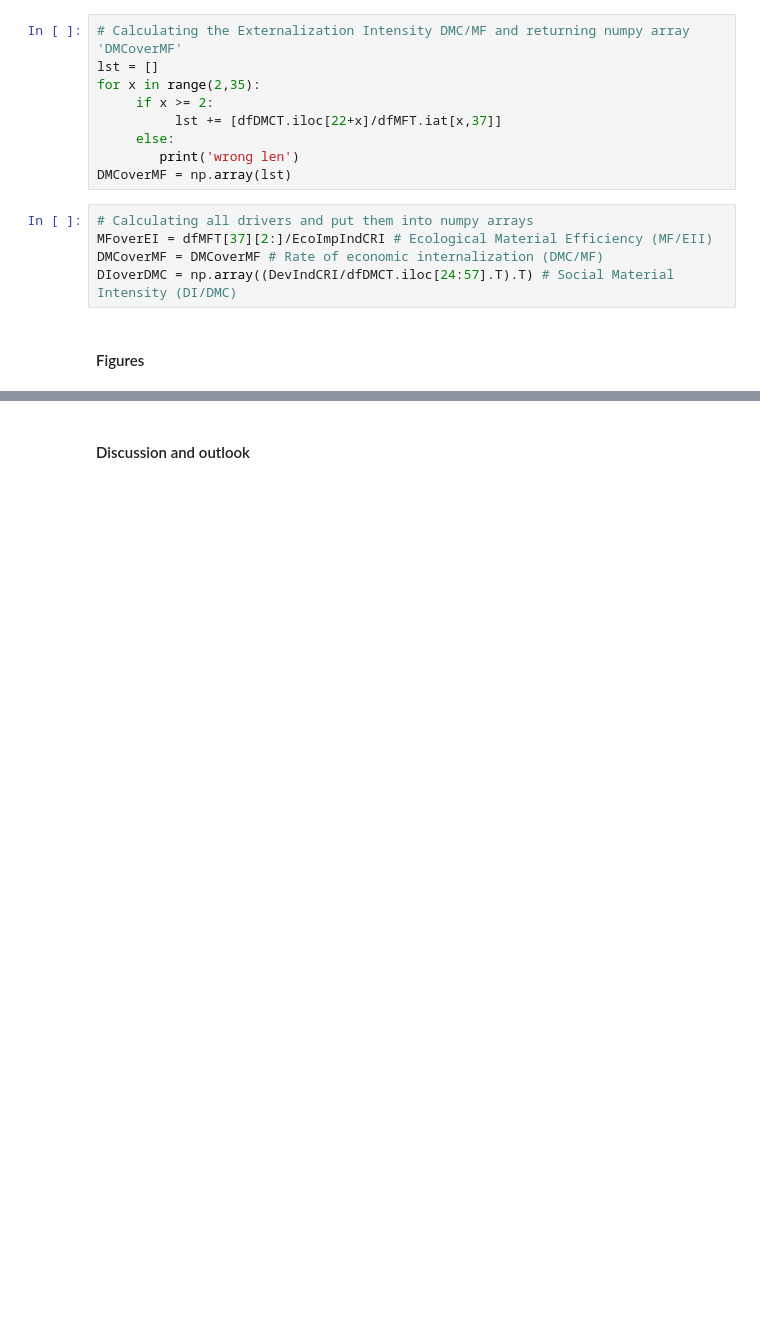
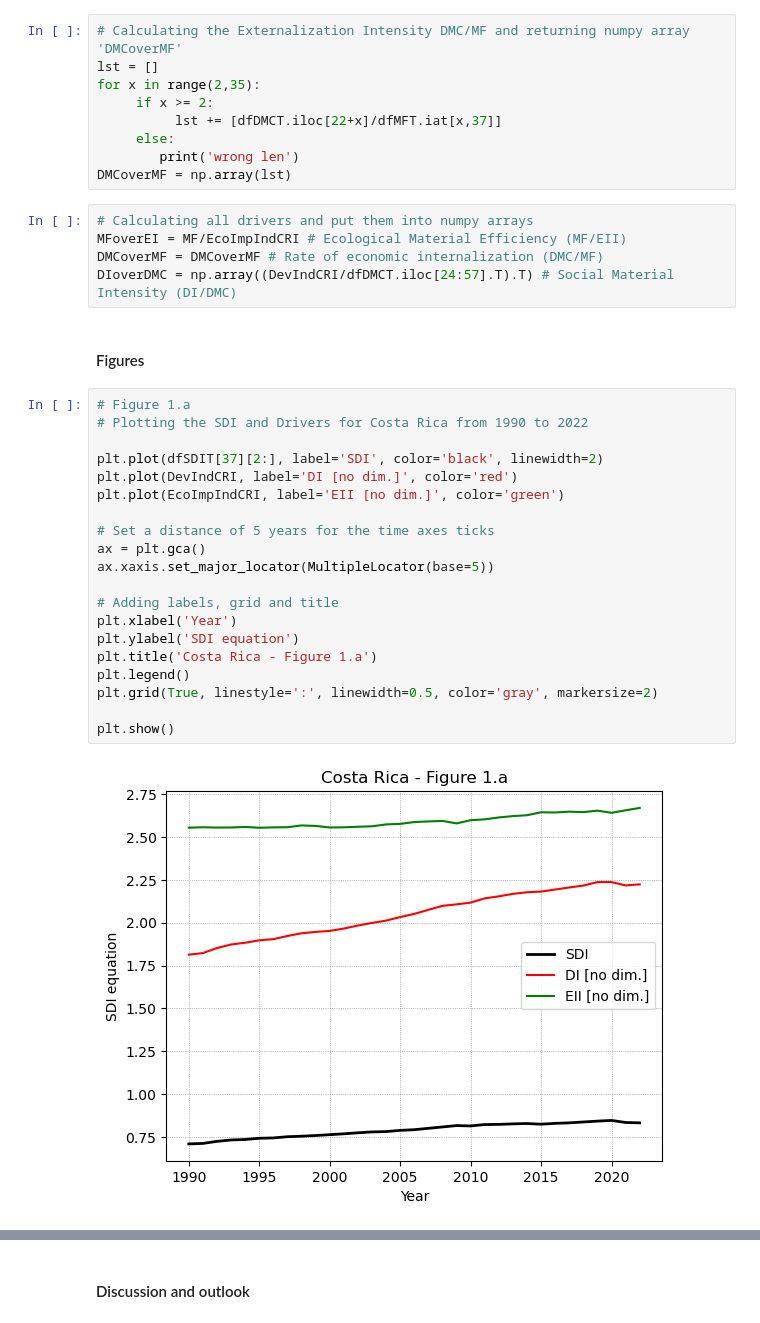
Before and after one commit to SamGrof/SDI_Decomposition, a Jupyter notebook: SDI_Index_Decomposition_Costa_Rica_July_24.ipynb, the cells around one changed output, grey strips where cells are left out. Cells and saved outputs as stored; diff of their text form; blank space fills up the shorter version.

```diff
--- a/SDI_Index_Decomposition_Costa_Rica_July_24.ipynb
+++ b/SDI_Index_Decomposition_Costa_Rica_July_24.ipynb
@@ -176,8 +181,30 @@ for x in range(2,35):
 DMCoverMF = np.array(lst)
 # %%
 # Calculating all drivers and put them into numpy arrays
-MFoverEI = dfMFT[37][2:]/EcoImpIndCRI # Ecological Material Efficiency (MF/EII)
+MFoverEI = MF/EcoImpIndCRI # Ecological Material Efficiency (MF/EII)
 DMCoverMF = DMCoverMF # Rate of economic internalization (DMC/MF)
 DIoverDMC = np.array((DevIndCRI/dfDMCT.iloc[24:57].T).T) # Social Material Intensity (DI/DMC)
 # %% [markdown]
 #### Figures
+# %%
+# Figure 1.a
+# Plotting the SDI and Drivers for Costa Rica from 1990 to 2022
+
+plt.plot(dfSDIT[37][2:], label='SDI', color='black', linewidth=2)
+plt.plot(DevIndCRI, label='DI [no dim.]', color='red')
+plt.plot(EcoImpIndCRI, label='EII [no dim.]', color='green')
+
+# Set a distance of 5 years for the time axes ticks
+ax = plt.gca()
+ax.xaxis.set_major_locator(MultipleLocator(base=5))
+
+# Adding labels, grid and title
+plt.xlabel('Year')
+plt.ylabel('SDI equation')
+plt.title('Costa Rica - Figure 1.a')
+plt.legend()
+plt.grid(True, linestyle=':', linewidth=0.5, color='gray', markersize=2)
+
+plt.show()
+# %% [output]
+[figure, added]
```
Also changed, not shown: parts of 10 cells of this notebook.
